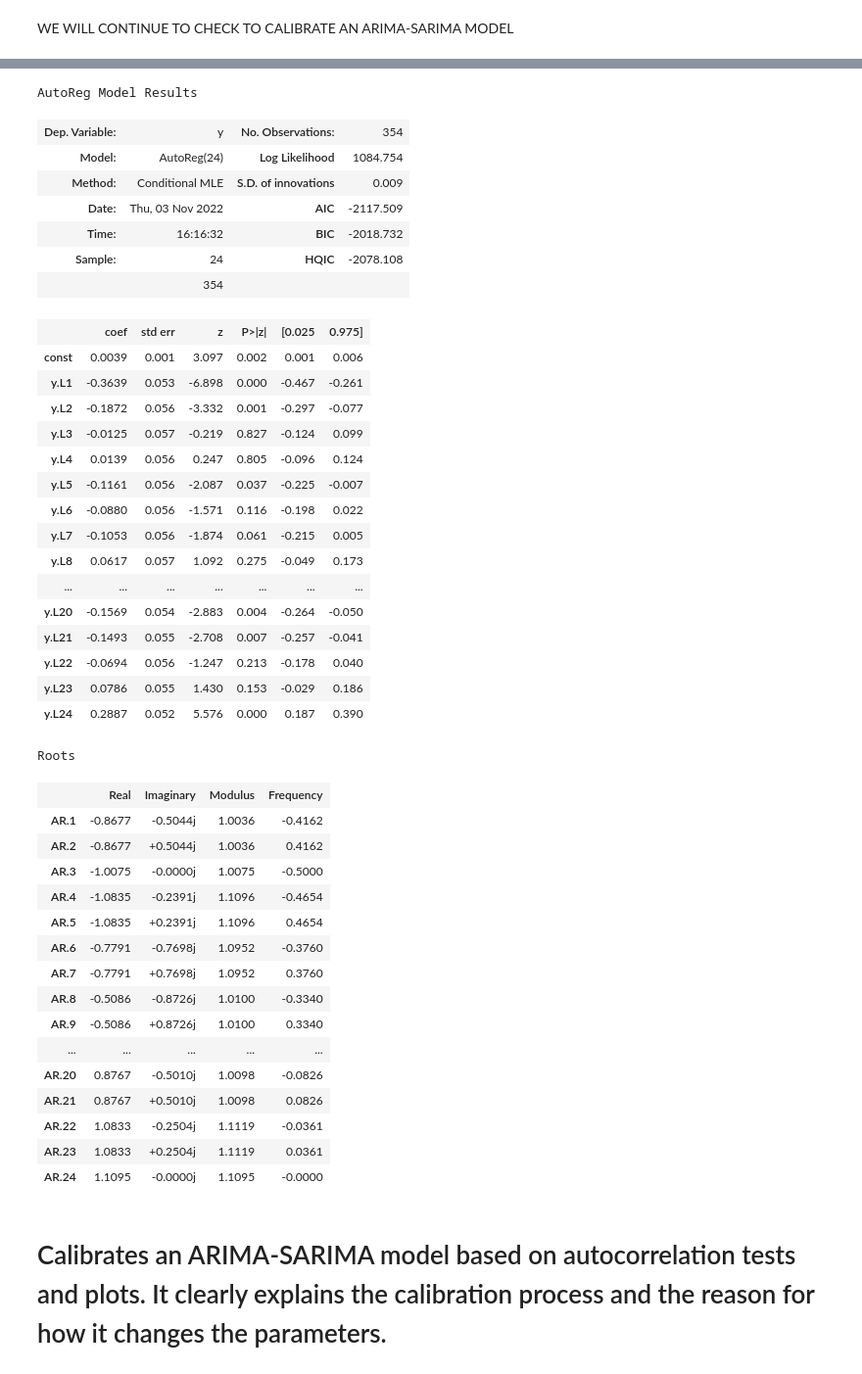
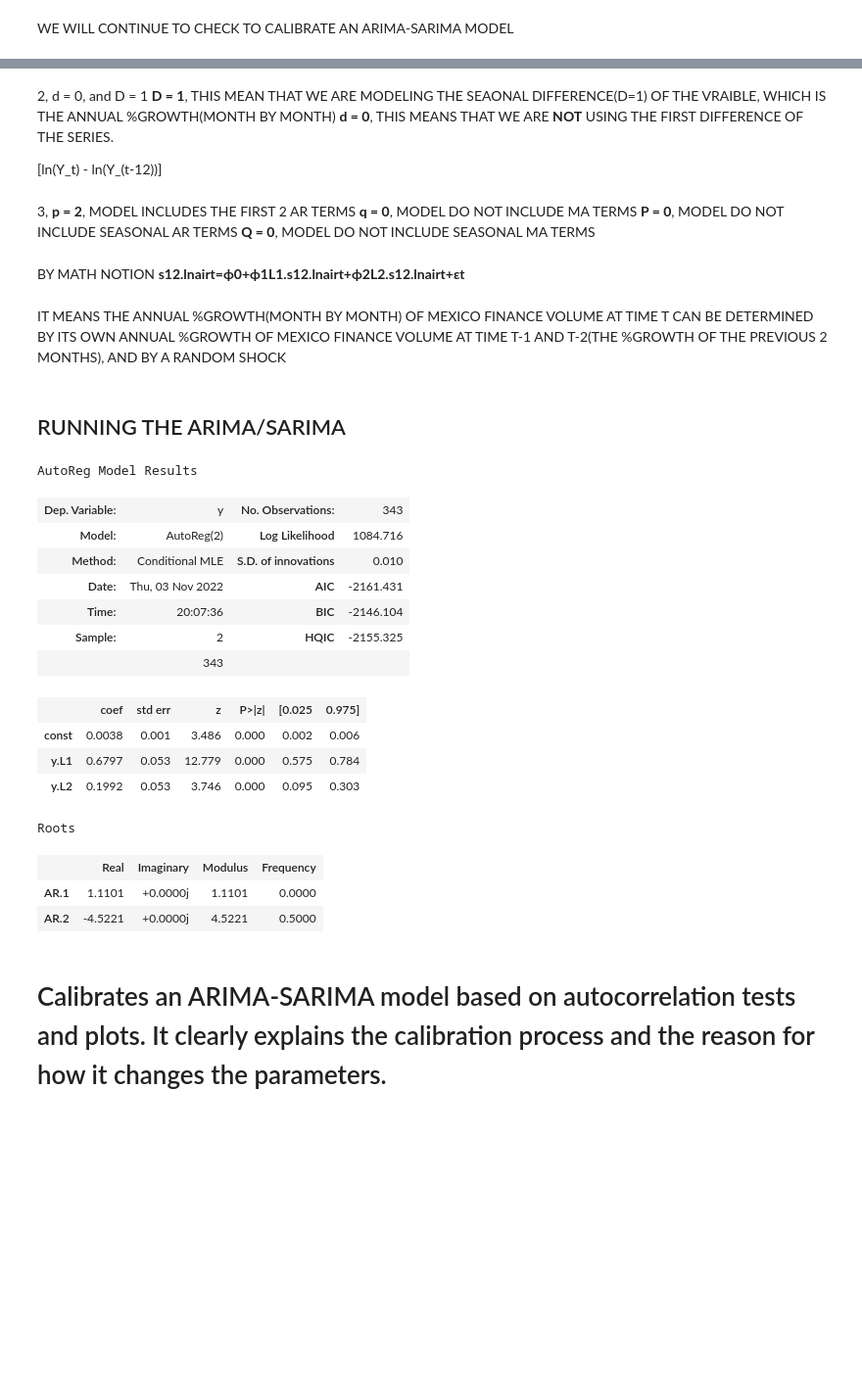
Before and after one commit to A01706648/TC3007_Statistic, a Jupyter notebook: ARIMA_SARIMA.ipynb, the cells around one changed output, grey strips where cells are left out. Shown: that part at 98% size. Saved outputs shown, nothing was run; the diff lists cells and outputs as text; code cells hidden in the pictures; blank space fills up the shorter version.

```diff
--- a/ARIMA_SARIMA.ipynb
+++ b/ARIMA_SARIMA.ipynb
@@ -127,48 +174,42 @@ plt.show()
+# %% [markdown]
+2, d = 0, and D = 1
+**D = 1**, THIS MEAN THAT WE ARE MODELING THE SEAONAL DIFFERENCE(D=1) OF THE VRAIBLE, WHICH IS THE ANNUAL %GROWTH(MONTH BY MONTH)
+**d = 0**, THIS MEANS THAT WE ARE **NOT** USING THE FIRST DIFFERENCE OF THE SERIES.
+
+[ln(Y_t) - ln(Y_(t-12))]
+# %% [markdown]
+3, **p = 2**, MODEL INCLUDES THE FIRST 2 AR TERMS
+**q = 0**, MODEL DO NOT INCLUDE MA TERMS
+**P = 0**, MODEL DO NOT INCLUDE SEASONAL AR TERMS
+**Q = 0**, MODEL DO NOT INCLUDE SEASONAL MA TERMS
+# %% [markdown]
+BY MATH NOTION
+**s12.lnairt=ϕ0+ϕ1L1.s12.lnairt+ϕ2L2.s12.lnairt+εt**
+# %% [markdown]
+IT MEANS
+THE ANNUAL %GROWTH(MONTH BY MONTH) OF MEXICO FINANCE VOLUME AT TIME T CAN BE DETERMINED BY ITS OWN ANNUAL %GROWTH OF MEXICO FINANCE VOLUME AT TIME T-1 AND T-2(THE %GROWTH OF THE PREVIOUS 2 MONTHS), AND BY A RANDOM SHOCK
+# %% [markdown]
+## RUNNING THE ARIMA/SARIMA
 # %%
-ar_model = AutoReg(df['diff_monthly'].dropna().tolist(), lags = 24).fit()
+ar_model = AutoReg(list_diff_annual, lags = 2).fit()
 ar_model.summary()
 # %% [output]
 AutoReg Model Results
-| Dep. Variable: | y | No. Observations: | 354 |
-| Model: | AutoReg(24) | Log Likelihood | 1084.754 |
-| Method: | Conditional MLE | S.D. of innovations | 0.009 |
-| Date: | Thu, 03 Nov 2022 | AIC | -2117.509 |
-| Time: | 16:16:32 | BIC | -2018.732 |
-| Sample: | 24 | HQIC | -2078.108 |
-|  | 354 |  |  |
+| Dep. Variable: | y | No. Observations: | 343 |
+| Model: | AutoReg(2) | Log Likelihood | 1084.716 |
+| Method: | Conditional MLE | S.D. of innovations | 0.010 |
+| Date: | Thu, 03 Nov 2022 | AIC | -2161.431 |
+| Time: | 20:07:36 | BIC | -2146.104 |
+| Sample: | 2 | HQIC | -2155.325 |
+|  | 343 |  |  |
 |  | coef | std err | z | P>|z| | [0.025 | 0.975] |
-| const | 0.0039 | 0.001 | 3.097 | 0.002 | 0.001 | 0.006 |
-| y.L1 | -0.3639 | 0.053 | -6.898 | 0.000 | -0.467 | -0.261 |
-| y.L2 | -0.1872 | 0.056 | -3.332 | 0.001 | -0.297 | -0.077 |
-| y.L3 | -0.0125 | 0.057 | -0.219 | 0.827 | -0.124 | 0.099 |
-| y.L4 | 0.0139 | 0.056 | 0.247 | 0.805 | -0.096 | 0.124 |
-| y.L5 | -0.1161 | 0.056 | -2.087 | 0.037 | -0.225 | -0.007 |
-| y.L6 | -0.0880 | 0.056 | -1.571 | 0.116 | -0.198 | 0.022 |
-| y.L7 | -0.1053 | 0.056 | -1.874 | 0.061 | -0.215 | 0.005 |
-| y.L8 | 0.0617 | 0.057 | 1.092 | 0.275 | -0.049 | 0.173 |
-| ... | ... | ... | ... | ... | ... | ... |
-| y.L20 | -0.1569 | 0.054 | -2.883 | 0.004 | -0.264 | -0.050 |
-| y.L21 | -0.1493 | 0.055 | -2.708 | 0.007 | -0.257 | -0.041 |
-| y.L22 | -0.0694 | 0.056 | -1.247 | 0.213 | -0.178 | 0.040 |
-| y.L23 | 0.0786 | 0.055 | 1.430 | 0.153 | -0.029 | 0.186 |
-| y.L24 | 0.2887 | 0.052 | 5.576 | 0.000 | 0.187 | 0.390 |
+| const | 0.0038 | 0.001 | 3.486 | 0.000 | 0.002 | 0.006 |
+| y.L1 | 0.6797 | 0.053 | 12.779 | 0.000 | 0.575 | 0.784 |
+| y.L2 | 0.1992 | 0.053 | 3.746 | 0.000 | 0.095 | 0.303 |
 Roots
 |  | Real | Imaginary | Modulus | Frequency |
-| AR.1 | -0.8677 | -0.5044j | 1.0036 | -0.4162 |
-| AR.2 | -0.8677 | +0.5044j | 1.0036 | 0.4162 |
-| AR.3 | -1.0075 | -0.0000j | 1.0075 | -0.5000 |
-| AR.4 | -1.0835 | -0.2391j | 1.1096 | -0.4654 |
-| AR.5 | -1.0835 | +0.2391j | 1.1096 | 0.4654 |
-| AR.6 | -0.7791 | -0.7698j | 1.0952 | -0.3760 |
-| AR.7 | -0.7791 | +0.7698j | 1.0952 | 0.3760 |
-| AR.8 | -0.5086 | -0.8726j | 1.0100 | -0.3340 |
-| AR.9 | -0.5086 | +0.8726j | 1.0100 | 0.3340 |
-| ... | ... | ... | ... | ... |
-| AR.20 | 0.8767 | -0.5010j | 1.0098 | -0.0826 |
-| AR.21 | 0.8767 | +0.5010j | 1.0098 | 0.0826 |
-| AR.22 | 1.0833 | -0.2504j | 1.1119 | -0.0361 |
-| AR.23 | 1.0833 | +0.2504j | 1.1119 | 0.0361 |
-| AR.24 | 1.1095 | -0.0000j | 1.1095 | -0.0000 |
+| AR.1 | 1.1101 | +0.0000j | 1.1101 | 0.0000 |
+| AR.2 | -4.5221 | +0.0000j | 4.5221 | 0.5000 |
 # %% [markdown]
 # Calibrates an ARIMA-SARIMA model based on autocorrelation tests and plots. It clearly explains the calibration process and the reason for how it changes the parameters.
 # %% [markdown]
```
Also changed, not shown: parts of 18 cells of this notebook.
